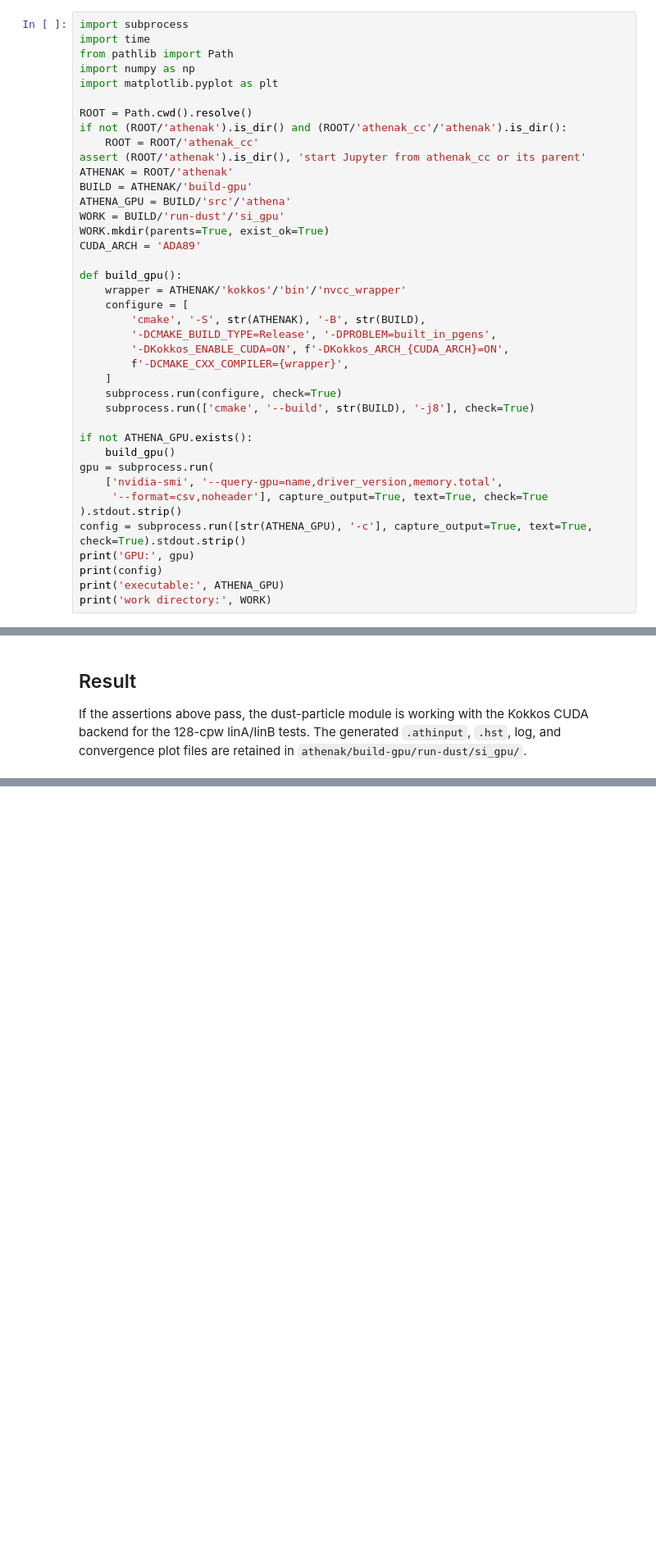
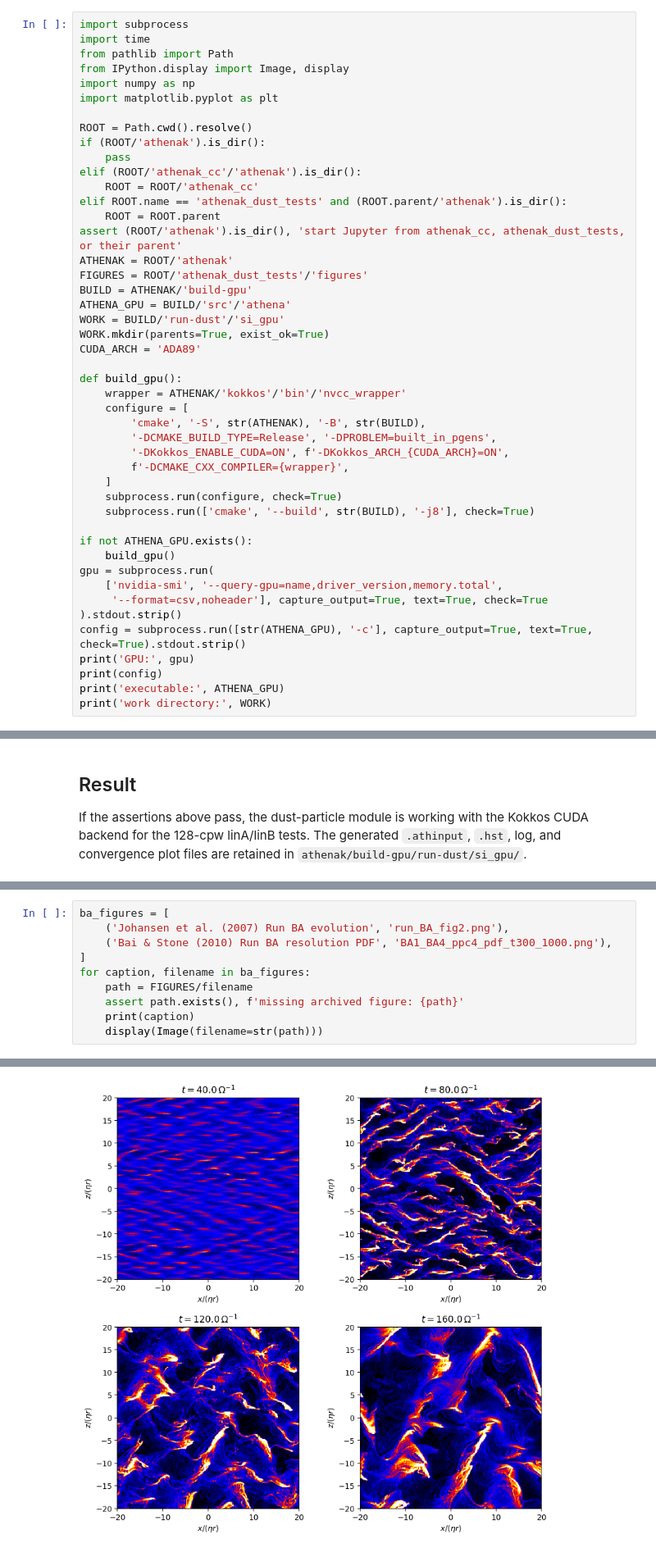
Before and after one commit to athenak-dust/athenak_dust_tests, a Jupyter notebook: gpu_shearing_box_tests.ipynb, the cells around one changed output, grey strips where cells are left out. Shown at 82% size. Saved outputs shown, nothing was run; the diff lists cells and outputs as text; blank space fills up the shorter version.

```diff
--- a/gpu_shearing_box_tests.ipynb
+++ b/gpu_shearing_box_tests.ipynb
@@ -43,14 +60,20 @@ Start Jupyter from the project directory, open this notebook, and select **Run A
 import subprocess
 import time
 from pathlib import Path
+from IPython.display import Image, display
 import numpy as np
 import matplotlib.pyplot as plt
 
 ROOT = Path.cwd().resolve()
-if not (ROOT/'athenak').is_dir() and (ROOT/'athenak_cc'/'athenak').is_dir():
+if (ROOT/'athenak').is_dir():
+    pass
+elif (ROOT/'athenak_cc'/'athenak').is_dir():
     ROOT = ROOT/'athenak_cc'
-assert (ROOT/'athenak').is_dir(), 'start Jupyter from athenak_cc or its parent'
+elif ROOT.name == 'athenak_dust_tests' and (ROOT.parent/'athenak').is_dir():
+    ROOT = ROOT.parent
+assert (ROOT/'athenak').is_dir(), 'start Jupyter from athenak_cc, athenak_dust_tests, or their parent'
 ATHENAK = ROOT/'athenak'
+FIGURES = ROOT/'athenak_dust_tests'/'figures'
 BUILD = ATHENAK/'build-gpu'
 ATHENA_GPU = BUILD/'src'/'athena'
 WORK = BUILD/'run-dust'/'si_gpu'
@@ -355,0 +468,11 @@ If the assertions above pass, the dust-particle module is working with the Kokko
+# %%
+ba_figures = [
+    ('Johansen et al. (2007) Run BA evolution', 'run_BA_fig2.png'),
+    ('Bai & Stone (2010) Run BA resolution PDF', 'BA1_BA4_ppc4_pdf_t300_1000.png'),
+]
+for caption, filename in ba_figures:
+    path = FIGURES/filename
+    assert path.exists(), f'missing archived figure: {path}'
+    print(caption)
+    display(Image(filename=str(path)))
+# %% [output]
@@ -355,0 +480 @@ If the assertions above pass, the dust-particle module is working with the Kokko
+[figure, added]
```
Also changed, not shown: parts of 6 cells of this notebook, 19 other files.
